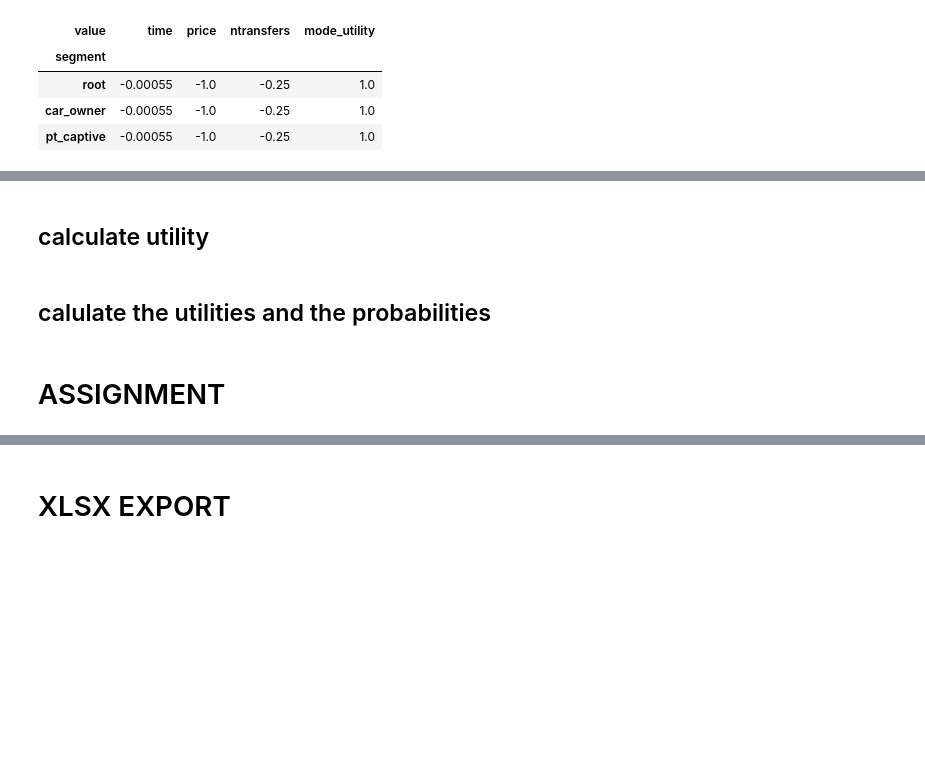
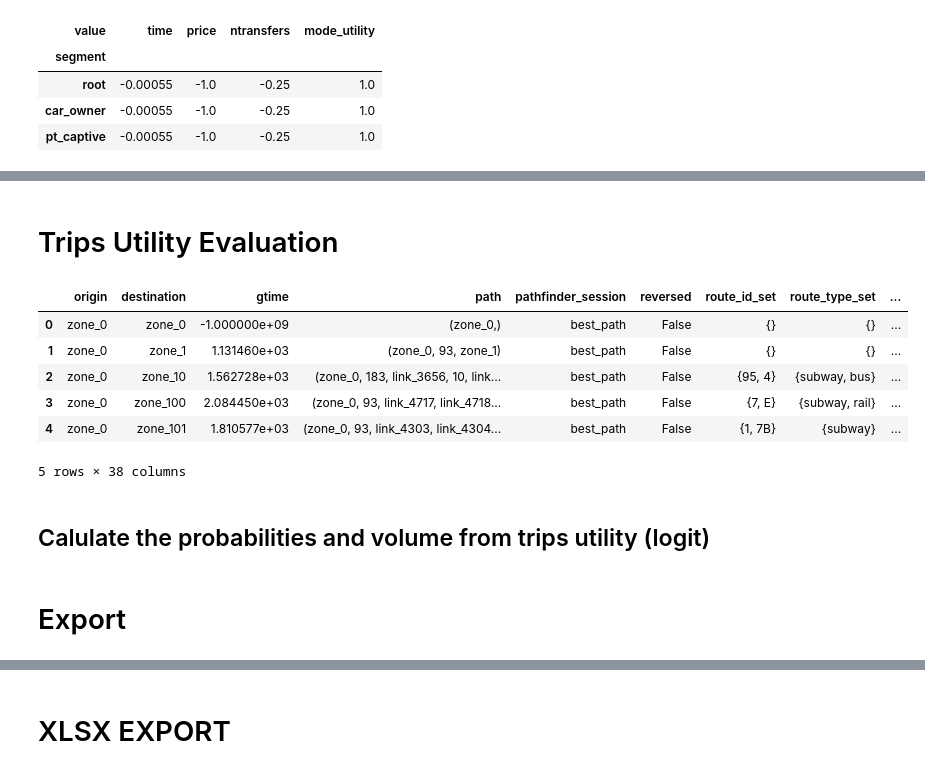
Before and after one commit to systragroup/quetzal_paris, a Jupyter notebook: notebooks/transport/B40_logit.ipynb, the cells around one changed output, grey strips where cells are left out. Saved outputs shown, nothing was run; the diff lists cells and outputs as text; code cells hidden in the pictures; blank space fills up the shorter version.

```diff
--- a/notebooks/transport/B40_logit.ipynb
+++ b/notebooks/transport/B40_logit.ipynb
@@ -141,2 +102,0 @@ sm.pt_los
-# %% [markdown]
-## calculate utility
@@ -145,12 +103,28 @@ sm.pt_los
+# %% [markdown]
+# Trips Utility Evaluation
 # %%
+sm.pt_los['price'] = 0
+sm.car_los['ntransfers'] = 0
+sm.car_los['price'] = 0
+
 sm.analysis_pt_route_type(hierarchy=[ 'car','rail', 'subway', 'tram', 'bus', 'walk'])
-sm.analysis_car_route_type() # add route_type = 'car' in car_los
+sm.analysis_car_route_type()
 
 # concatenate pt_los and car_los
 sm.los = pd.concat([sm.pt_los, sm.car_los]).reset_index(drop=True)
 sm.los['path'] = sm.los['path'].apply(lambda p: tuple(p))
 sm.analysis_mode_utility(how=var['analysis_mode_utility']['how'])
+
+sm.los.head()
+# %% [output]
+|  | origin | destination | gtime | path | pathfinder_session | reversed | route_id_set | route_type_set | ... |
+| 0 | zone_0 | zone_0 | -1.000000e+09 | (zone_0,) | best_path | False | {} | {} | ... |
+| 1 | zone_0 | zone_1 | 1.131460e+03 | (zone_0, 93, zone_1) | best_path | False | {} | {} | ... |
+| 2 | zone_0 | zone_10 | 1.562728e+03 | (zone_0, 183, link_3656, 10, link... | best_path | False | {95, 4} | {subway, bus} | ... |
+| 3 | zone_0 | zone_100 | 2.084450e+03 | (zone_0, 93, link_4717, link_4718... | best_path | False | {7, E} | {subway, rail} | ... |
+| 4 | zone_0 | zone_101 | 1.810577e+03 | (zone_0, 93, link_4303, link_4304... | best_path | False | {1, 7B} | {subway} | ... |
+5 rows × 38 columns
-# %% [markdown]
-## calulate the utilities and the probabilities
+# %% [markdown]
+## Calulate the probabilities and volume from trips utility (logit)
 # %%
 sm.step_logit(n_paths_max=10, workers=1, nchunks=10)
@@ -166,4 +139,4 @@ sm.step_assignment(
         boarding_links=True,
         alighting_links=True)
 # %% [markdown]
-# ASSIGNMENT
+# Export
```
Also changed, not shown: parts of 42 cells of this notebook, 2 other files.
